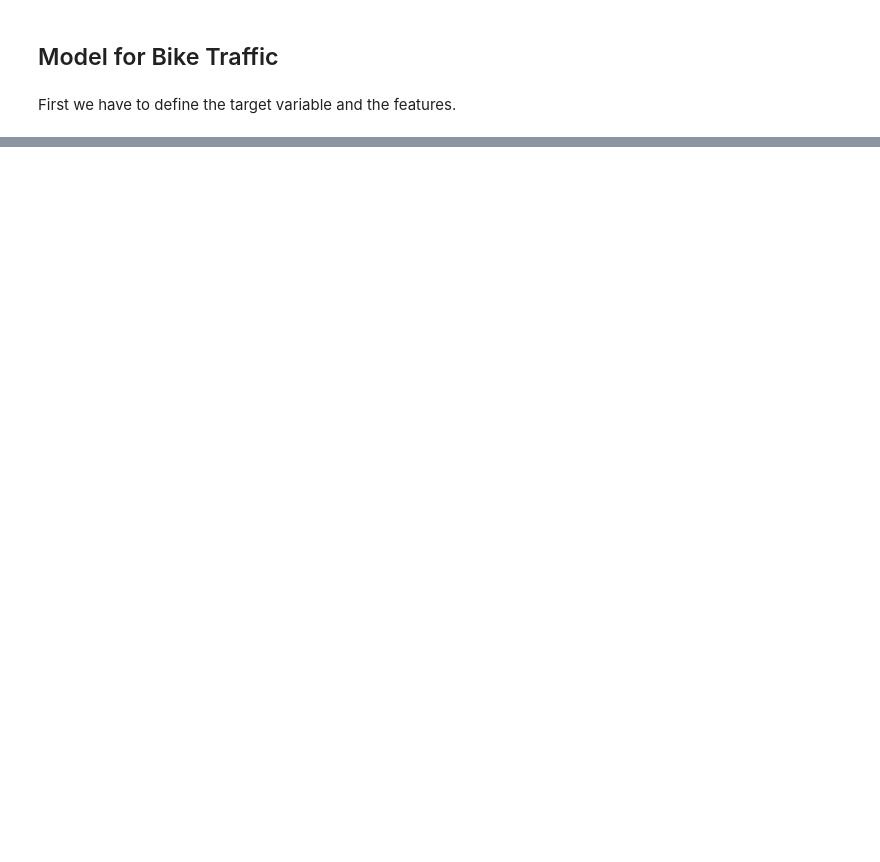
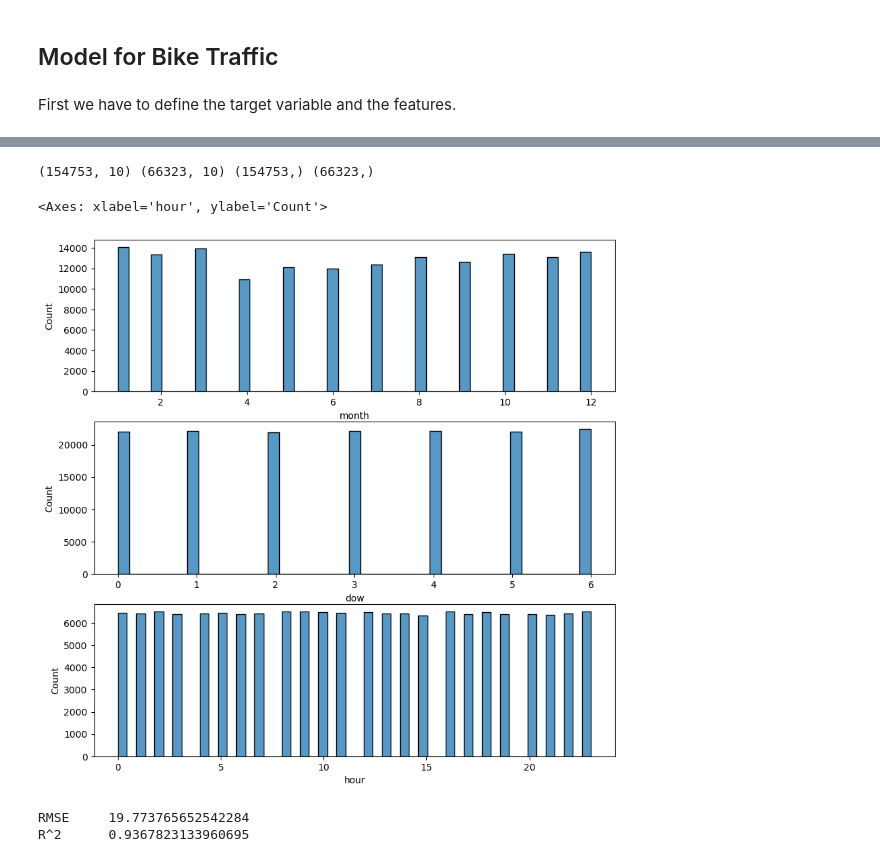
Before and after one commit to Phipsi/esc403, a Jupyter notebook: src/RF/random_forest.ipynb, the cells around one changed output, grey strips where cells are left out. Drawn from its saved outputs; the diff is of its cells as text; code cells hidden in the pictures; blank space fills up the shorter version.

```diff
--- a/src/RF/random_forest.ipynb
+++ b/src/RF/random_forest.ipynb
@@ -150,0 +186,17 @@ np.mean(y_test)
+# %%
+# Split into test and training data
+X_train, X_test, y_train, y_test = train_test_split(X, y_ped, test_size=0.3, random_state=42)
+
+# Check the shapes of the data
+print(X_train.shape, X_test.shape, y_train.shape, y_test.shape)
+# %% [output]
+(154753, 10) (66323, 10) (154753,) (66323,)
+# %%
+# Plot the distribution of the months, weekdays and hours in seperate plots
+fig, ax = plt.subplots(3, 1, figsize=(10, 10))
+sns.histplot(X_train['month'], ax=ax[0])
+sns.histplot(X_train['dow'], ax=ax[1])
+sns.histplot(X_train['hour'], ax=ax[2])
+# %% [output]
+<Axes: xlabel='hour', ylabel='Count'>
+[figure, added]
@@ -150,0 +207,12 @@ np.mean(y_test)
+# %%
+# Predict on test set
+y_pred = RF_ped.predict(X_test)
+
+# Calculate the root mean squared error (RMSE)
+print("RMSE \t", np.sqrt(mean_squared_error(y_test, y_pred)))
+
+# Calculate the R2 score
+print("R^2 \t", r2_score(y_test, y_pred))
+# %% [output]
+RMSE     19.773765652542284
+R^2      0.9367823133960695
```
Also changed, not shown: parts of 21 cells of this notebook.
